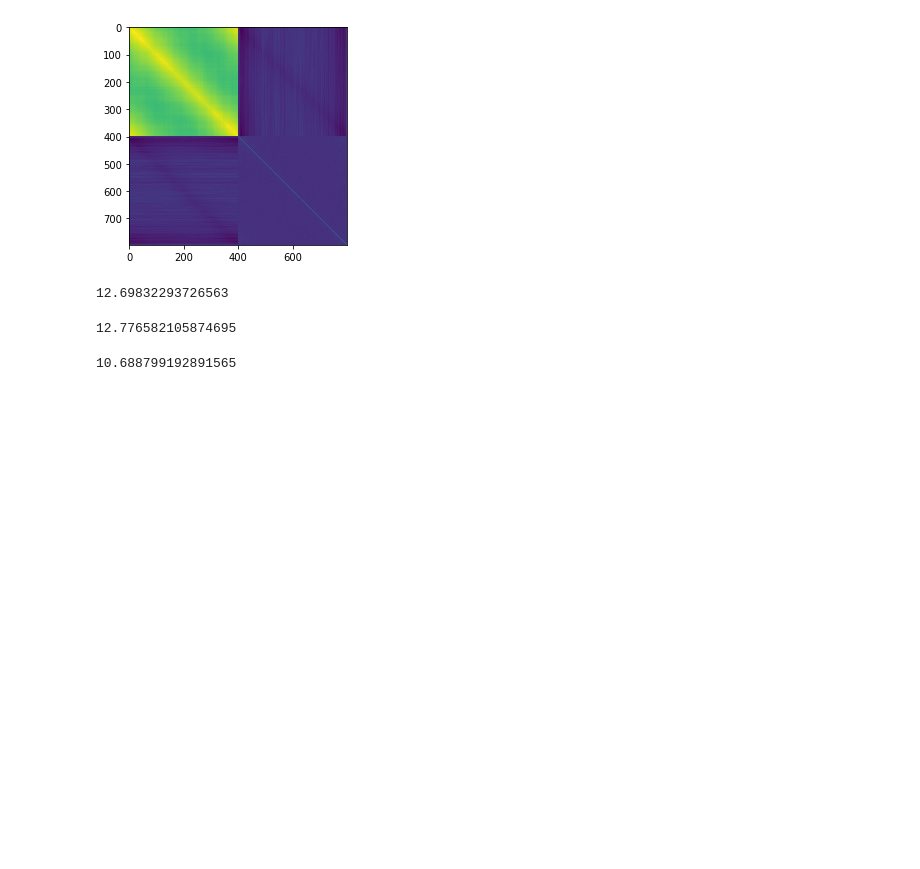
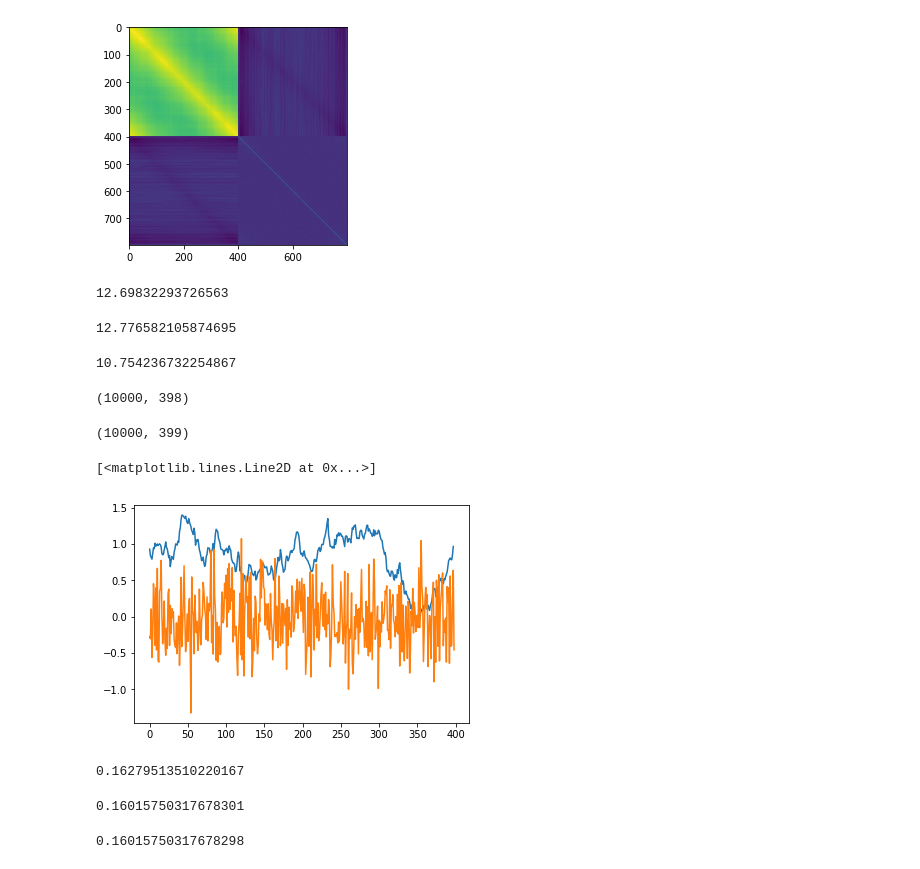
Before and after one commit to lmcintosh/ipython-notebooks, a Jupyter notebook: baccuslab/2017 11-20 Surround - multivariate info.ipynb, the cells around one changed output. Cells and saved outputs as stored; diff of their text form; code cells hidden in the pictures; blank space fills up the shorter version.

```diff
--- a/baccuslab/2017 11-20 Surround - multivariate info.ipynb
+++ b/baccuslab/2017 11-20 Surround - multivariate info.ipynb
@@ -299,20 +299,55 @@ N = 10000
 hw = 0.0
 cw = 0.5
 spatial_signals = 10 * generate_spatial_signals(N)
-noisy_signals = spatial_signals + 0.01 * np.random.randn(*spatial_signals.shape)
+input_noise = 0.01 * np.random.randn(*spatial_signals.shape)
+noisy_signals = spatial_signals + input_noise
 out = []
-for s in spatial_signals:
-    out.append(np.convolve(s, rf_model(hw, cw), mode='same'))
+clean_out = []
+noise_out = []
+for s, noisy_s, in_noise in zip(spatial_signals, noisy_signals, input_noise):
+    clean_out.append(np.convolve(s, rf_model(hw, cw), mode='same'))
+    out.append(np.convolve(noisy_s, rf_model(hw, cw), mode='same'))
+    noise_out.append(np.convolve(in_noise, rf_model(hw, cw), mode='same'))
 output = np.stack(out)
-noisy_output = output + 0.4 * np.random.randn(*output.shape)
+noise_output = np.stack(noise_out)
+clean_output = np.stack(clean_out)
+output_noise = 0.4 * np.random.randn(*output.shape)
+noisy_output = output + output_noise
+all_noise = noise_output + output_noise
 
-xy = np.vstack([spatial_signals.T, noisy_output.T])
-cov_s = np.cov(spatial_signals.T, ddof=1)
-cov_o = np.cov(noisy_output.T, ddof=1)
-cov_so = np.cov(xy, ddof=1)
+# xy = np.vstack([spatial_signals.T, noisy_output.T])
+# cov_s = np.cov(spatial_signals.T, ddof=1)
+# cov_o = np.cov(noisy_output.T, ddof=1)
+# cov_so = np.cov(xy, ddof=1)
 
 mi = mutual_information(spatial_signals.T, noisy_output.T)
 # %%
 mi
 # %% [output]
-10.688799192891565
+10.754236732254867
+# %%
+spatial_signals.shape
+# %% [output]
+(10000, 398)
+# %%
+noisy_output.shape
+# %% [output]
+(10000, 399)
+# %%
+plt.plot(spatial_signals[0])
+plt.plot(noisy_output[0])
+# %% [output]
+[<matplotlib.lines.Line2D at 0x...>]
+[figure, added]
+# %%
+np.var(noisy_output)
+# %% [output]
+0.16279513510220167
+# %%
+np.var(noisy_output - clean_output)
+# %% [output]
+0.16015750317678301
+# %%
+np.var(all_noise)
+# %% [output]
+0.16015750317678298
```
Also changed, not shown: 1 other file.
